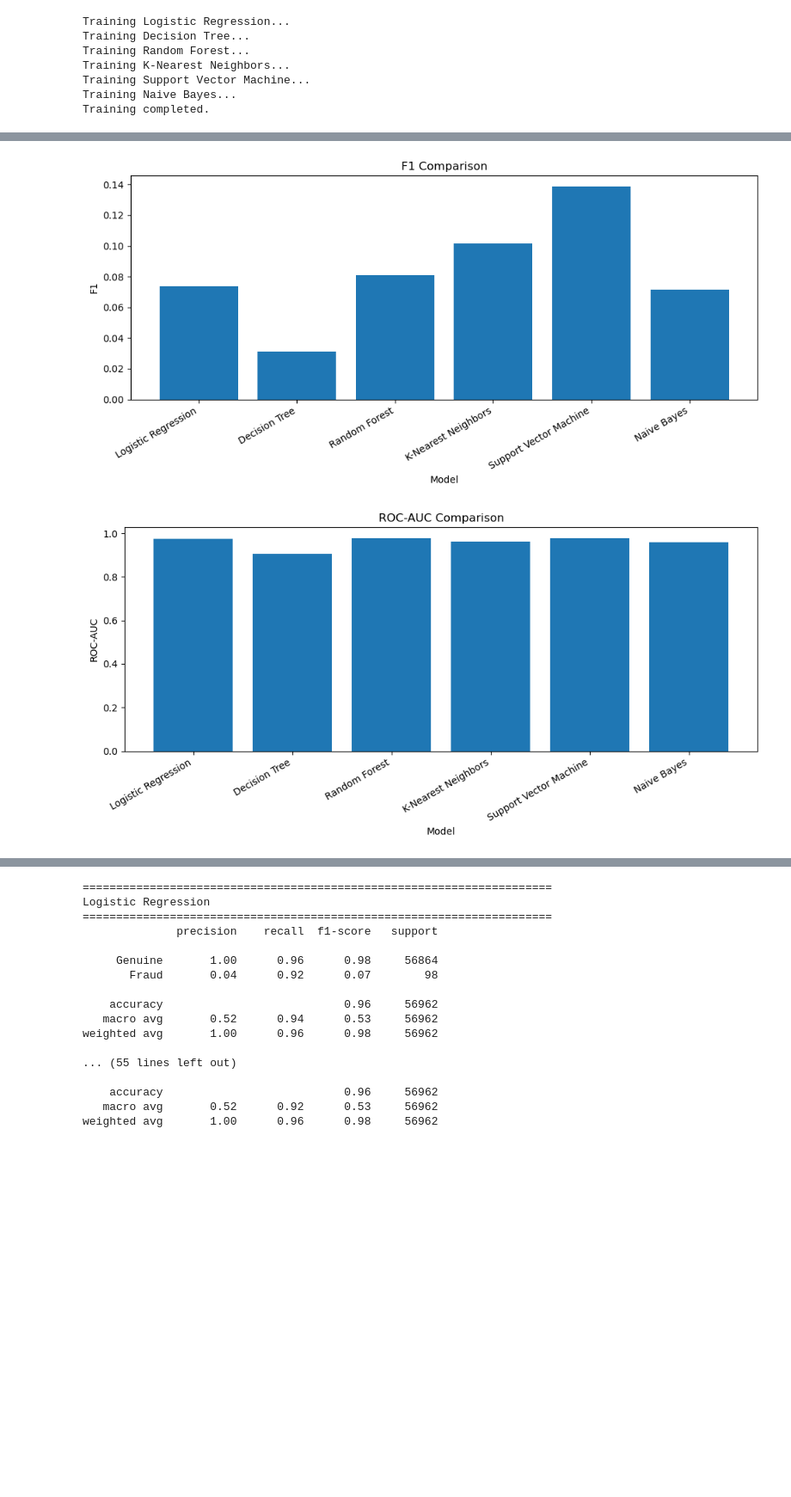
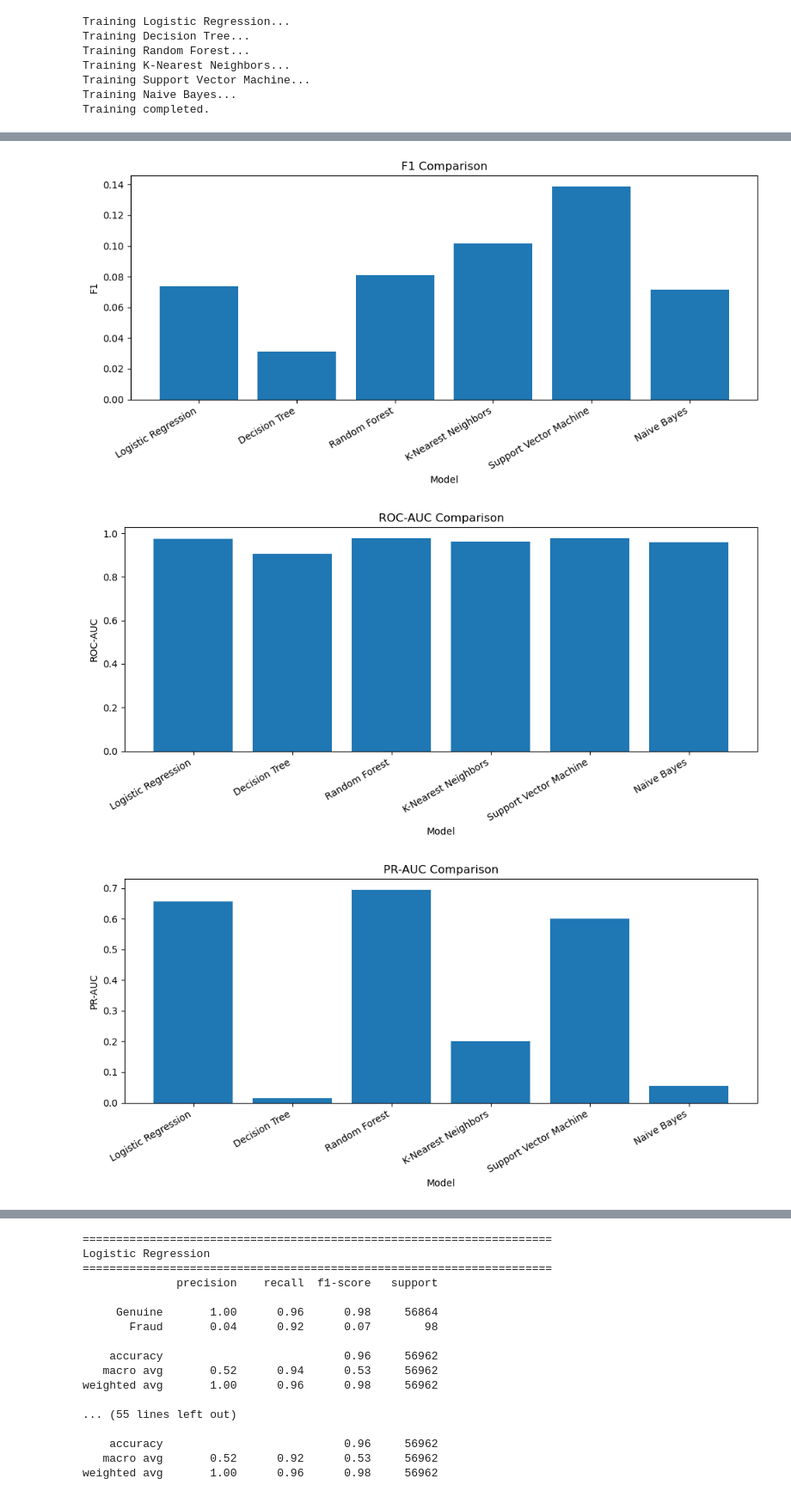
Before and after one commit to ArjoGhosh12/Credit-Card-Fraud-detection, a Jupyter notebook: 03_baseline_models.ipynb, the cells around one changed output, grey strips where cells are left out. Shown at 86% size. Cells and saved outputs as stored; diff of their text form; code cells hidden in the pictures; blank space fills up the shorter version.

```diff
--- a/3_baseline_models.ipynb
+++ b/03_baseline_models.ipynb
@@ -273,34 +301,36 @@ metrics = [
     "Precision",
     "Recall",
     "F1",
-    "ROC-AUC"
+    "ROC-AUC",
+    "PR-AUC"
 ]
 
 for metric in metrics:
 
     plt.figure(figsize=(10, 5))
 
     plt.bar(
         results_df["Model"],
         results_df[metric]
     )
 
     plt.title(f"{metric} Comparison")
     plt.xlabel("Model")
     plt.ylabel(metric)
 
     plt.xticks(
         rotation=30,
         ha="right"
     )
 
     plt.tight_layout()
     plt.show()
 # %% [output]
 [figure]
 [figure]
 [figure]
 [figure]
+[figure, added]
 # %%
 plt.figure(figsize=(10, 7))
 
```
Also changed, not shown: parts of 7 cells of this notebook, 9 other files.
